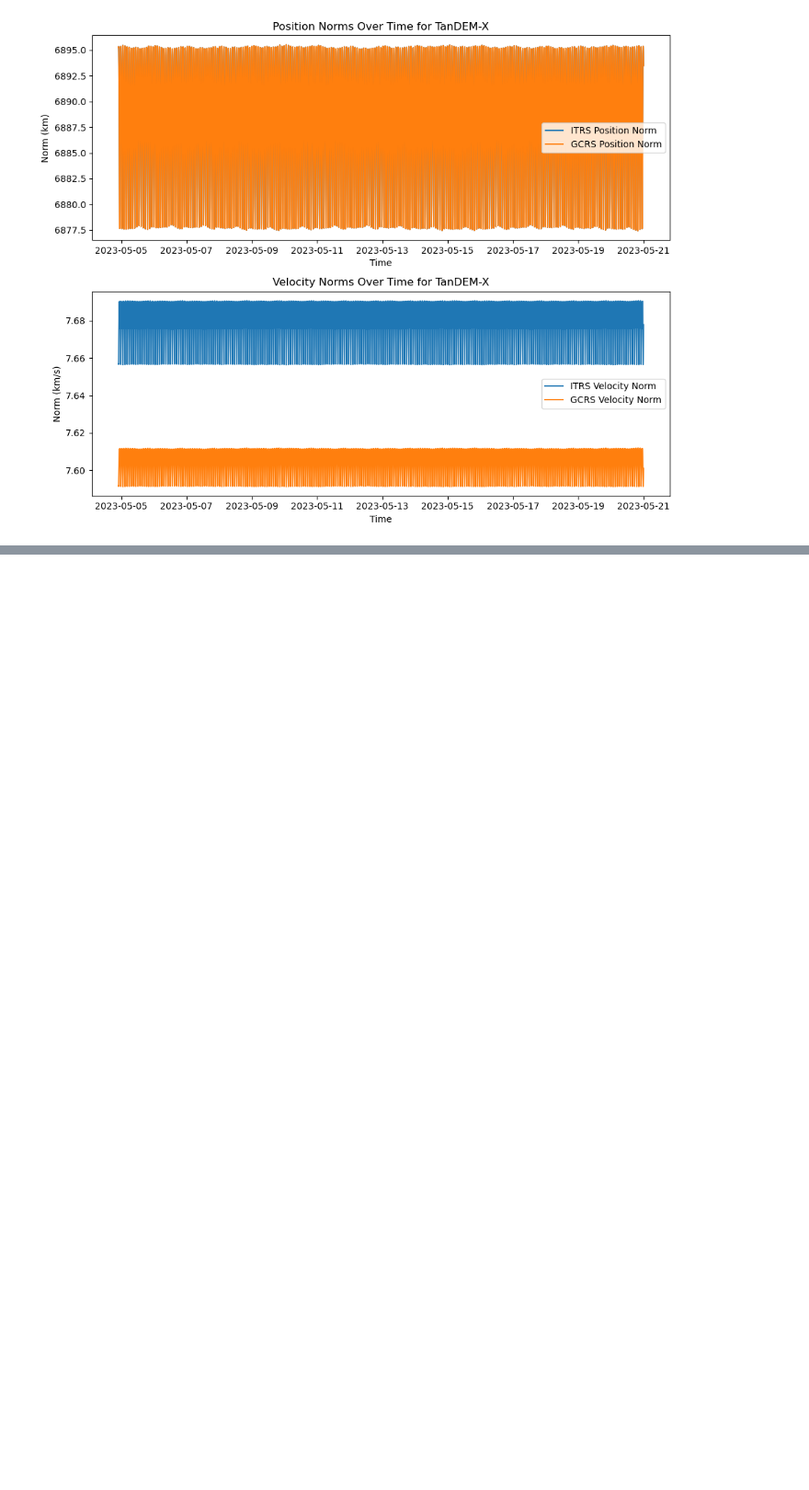
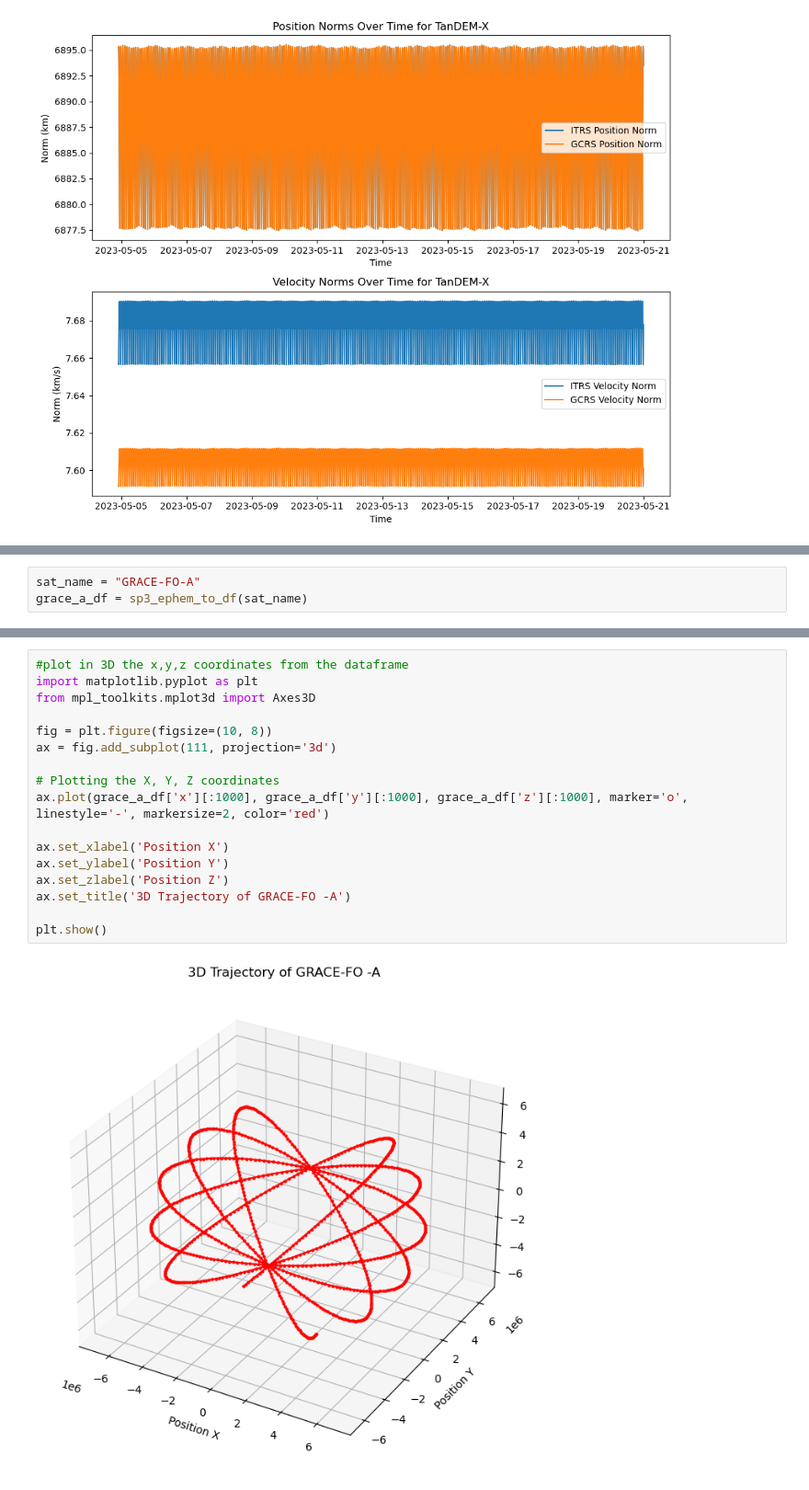
Before and after one commit to CharlesPlusC/ERP_tools, a Jupyter notebook: notebooks/SP3_load.ipynb, the cells around one changed output, grey strips where cells are left out. Shown at 92% size. Drawn from its saved outputs; the diff is of its cells as text; blank space fills up the shorter version.

```diff
--- a/notebooks/SP3_load.ipynb
+++ b/notebooks/SP3_load.ipynb
@@ -501,0 +489,3 @@ Downloading file from: https://gitlab.orekit.org/orekit/orekit-data/-/archive/ma
+# %%
+sat_name = "GRACE-FO-A"
+grace_a_df = sp3_ephem_to_df(sat_name)
@@ -501,0 +501,19 @@ Downloading file from: https://gitlab.orekit.org/orekit/orekit-data/-/archive/ma
+# %%
+#plot in 3D the x,y,z coordinates from the dataframe
+import matplotlib.pyplot as plt
+from mpl_toolkits.mplot3d import Axes3D
+
+fig = plt.figure(figsize=(10, 8))
+ax = fig.add_subplot(111, projection='3d')
+
+# Plotting the X, Y, Z coordinates
+ax.plot(grace_a_df['x'][:1000], grace_a_df['y'][:1000], grace_a_df['z'][:1000], marker='o', linestyle='-', markersize=2, color='red')
+
+ax.set_xlabel('Position X')
+ax.set_ylabel('Position Y')
+ax.set_zlabel('Position Z')
+ax.set_title('3D Trajectory of GRACE-FO -A')
+
+plt.show()
+# %% [output]
+[figure, added]
```
Also changed, not shown: parts of 6 cells of this notebook, 18 other files.
